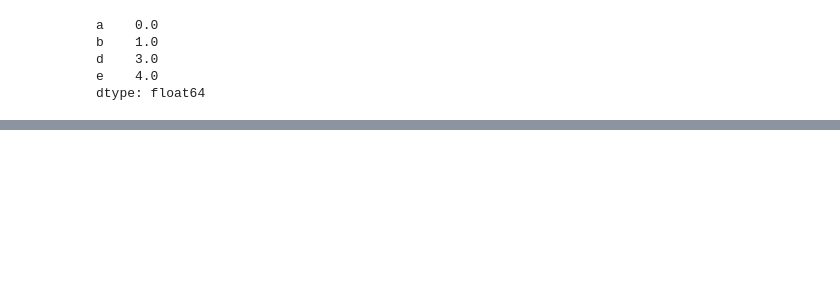
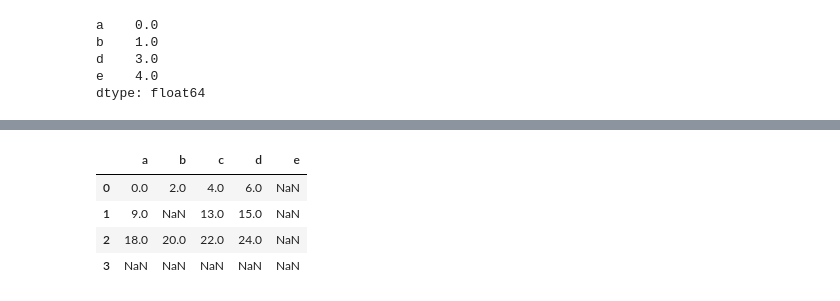
Before and after one commit to roohom/Program_100Days, a Jupyter notebook: Data Analysis/pratices/pandas 5.2.ipynb, the cells around one changed output, grey strips where cells are left out. Cells and saved outputs as stored; diff of their text form; code cells hidden in the pictures; blank space fills up the shorter version.

```diff
--- a/Data Analysis/pratices/pandas 5.2.ipynb
+++ b/Data Analysis/pratices/pandas 5.2.ipynb
@@ -173,0 +487,3 @@ dtype: float64
+# %%
+df1 = pd.DataFrame(np.arange(12.).reshape((3,4)),
+                  columns=list('abcd'))
@@ -173,0 +518,8 @@ dtype: float64
+# %%
+df1 + df2 # 不重叠的位置会产生NA值
+# %% [output]
+|  | a | b | c | d | e |
+| 0 | 0.0 | 2.0 | 4.0 | 6.0 | NaN |
+| 1 | 9.0 | NaN | 13.0 | 15.0 | NaN |
+| 2 | 18.0 | 20.0 | 22.0 | 24.0 | NaN |
+| 3 | NaN | NaN | NaN | NaN | NaN |
```
Also changed, not shown: parts of 92 cells of this notebook.
